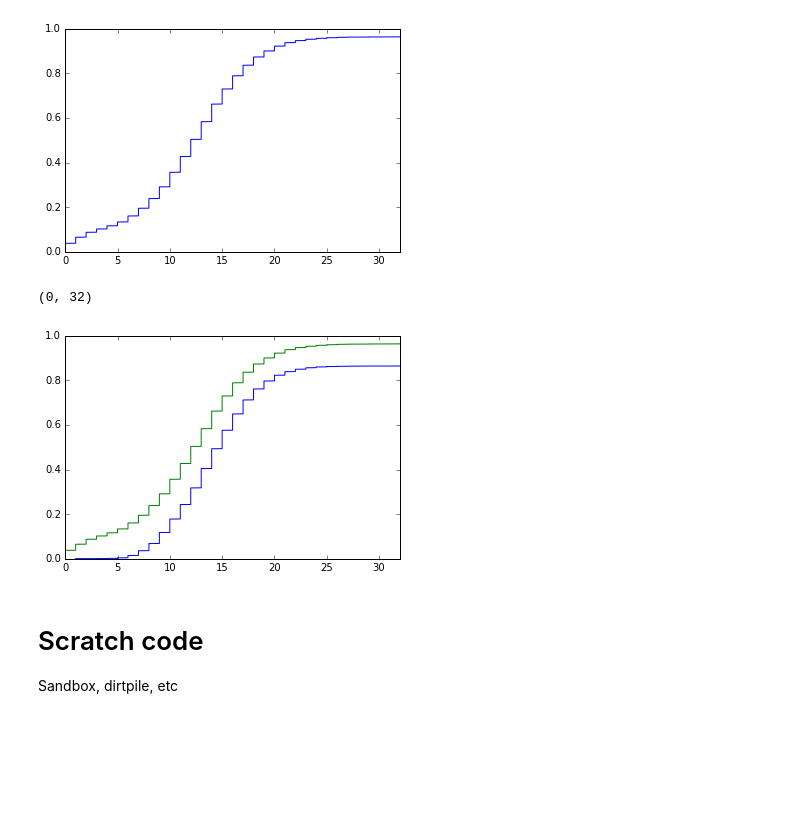
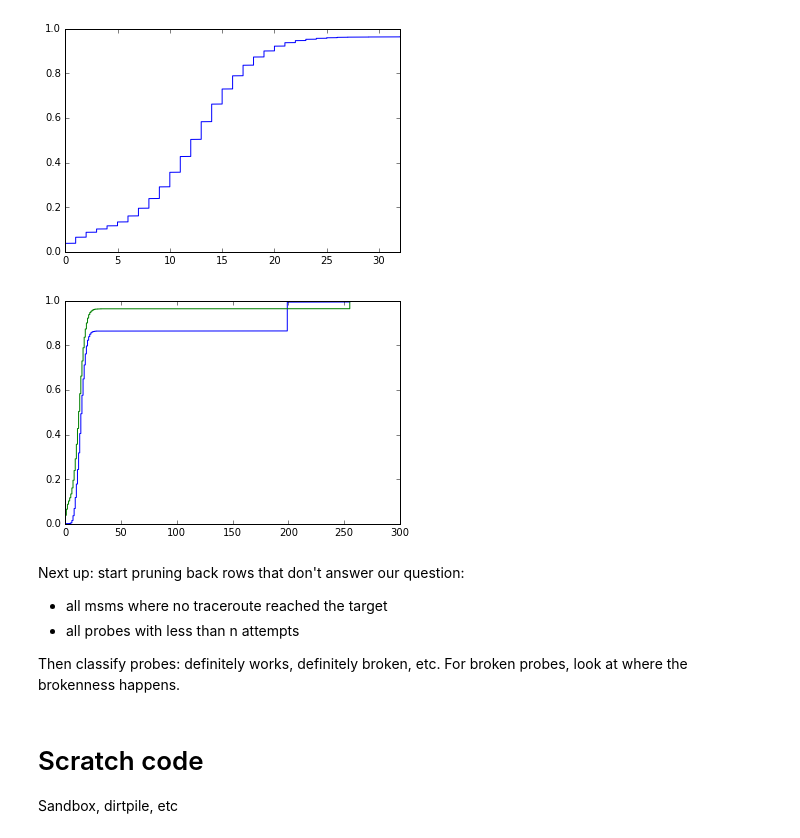
Before and after one commit to mami-project/udpdiff, a Jupyter notebook: atlas_probe_conn_Jan16/probe_udp_traceconn.ipynb, the cells around one changed output. Cells and saved outputs as stored; diff of their text form; code cells hidden in the pictures; blank space fills up the shorter version.

```diff
--- a/atlas_probe_conn_Jan16/probe_udp_traceconn.ipynb
+++ b/atlas_probe_conn_Jan16/probe_udp_traceconn.ipynb
@@ -273,10 +273,15 @@ plt.xlim(0,32)
 # %%
 plot_ecdf(tcsdf[tcsdf['reached']]['hop'])
 plot_ecdf(tcsdf[np.logical_not(tcsdf['reached'])]['hop'])
-plt.xlim(0,32)
 # %% [output]
-(0, 32)
-[figure, old version]
+[figure, new version]
+# %% [markdown]
+Next up: start pruning back rows that don't answer our question:
+
+- all msms where no traceroute reached the target
+- all probes with less than n attempts
+
+Then classify probes: definitely works, definitely broken, etc. For broken probes, look at where the brokenness happens.
 # %% [markdown]
 # Scratch code
 
```
Also changed, not shown: parts of 2 cells of this notebook.
